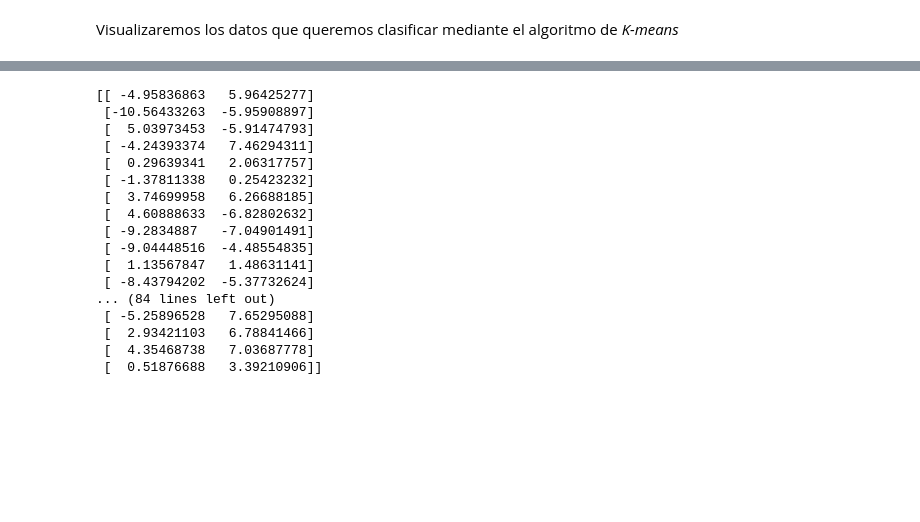
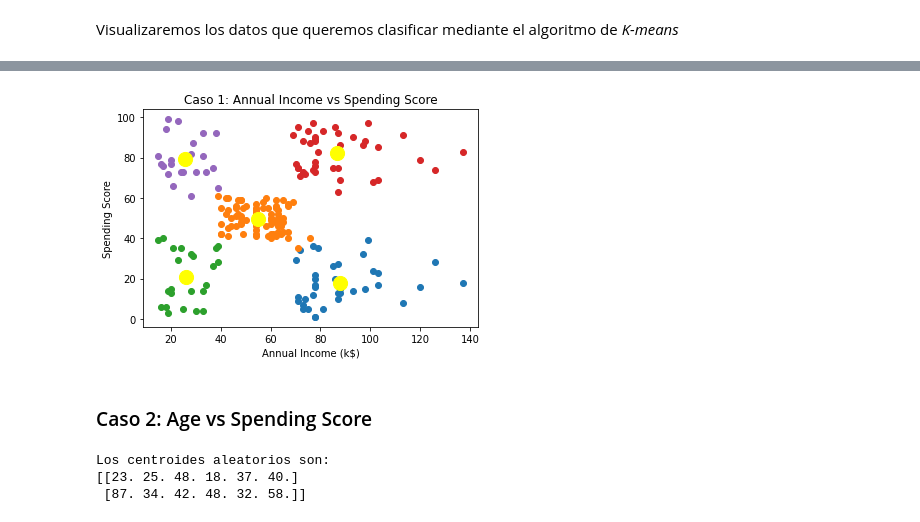
Before and after one commit to MDG99/k-means, a Jupyter notebook: 01 Mall Customer dataset.ipynb, the cells around one changed output, grey strips where cells are left out. Saved outputs shown, nothing was run; the diff lists cells and outputs as text; code cells hidden in the pictures; blank space fills up the shorter version.

```diff
--- a/01 Mall Customer dataset.ipynb
+++ b/01 Mall Customer dataset.ipynb
@@ -123,42 +226,31 @@ minimum=np.argmin(euclid,axis=1)+1
 # %%
+Y1, c1 = k_means_fn(it1, m1, n1, K1, X1, c1)
 
-
-
-for i in range(n_iter):
-    euclid=np.array([]).reshape(m,0)
-    for k in range(K):
-        dist=np.sum((X-centroids[:,k])**2,axis=1)
-        euclid=np.c_[euclid,dist]
-    C=np.argmin(euclid,axis=1)+1
-    cent={}
-    for k in range(K):
-        cent[k+1]=np.array([]).reshape(2,0)
-    for k in range(m):
-        cent[C[k]]=np.c_[cent[C[k]],X[k]]
-    for k in range(K):
-        cent[k+1]=cent[k+1].T
-    for k in range(K):
-        centroids[:,k]=np.mean(cent[k+1],axis=0)
-    final=cent
+#Configuramos los parámetros de la gráfica
+plt.title('Caso 1: Annual Income vs Spending Score')
+plt.ylabel('Spending Score')
+plt.xlabel('Annual Income (k$)')
+plt.show()
+# %% [output]
+[figure, added]
-# %%
-from sklearn.datasets import make_blobs
-X, y = make_blobs(n_samples=100, centers=5, random_state=101)
-print(X)
-# %% [output]
-[[ -4.95836863   5.96425277]
- [-10.56433263  -5.95908897]
- [  5.03973453  -5.91474793]
- [ -4.24393374   7.46294311]
- [  0.29639341   2.06317757]
- [ -1.37811338   0.25423232]
- [  3.74699958   6.26688185]
- [  4.60888633  -6.82802632]
- [ -9.2834887   -7.04901491]
- [ -9.04448516  -4.48554835]
- [  1.13567847   1.48631141]
- [ -8.43794202  -5.37732624]
-... (84 lines left out)
- [ -5.25896528   7.65295088]
- [  2.93421103   6.78841466]
- [  4.35468738   7.03687778]
- [  0.51876688   3.39210906]]
+# %% [markdown]
+### Caso 2: Age vs Spending Score
+# %%
+#Hacemos un preprocesamiento de los datos que se compararán
+X2 = np.array(data[['Age', 'Spending_Score']]) # Datos
+m2 = np.shape(X2)[0] # Número de datos
+n2 = np.shape(X2)[1] # Número de Características
+K2 = 4 #Agrupamientos propuestos
+it2 = 50 #Número de iteraciones
+
+#Creamos la estructura para guardar los centroides e inicializamos aleatoriamente
+c2 = np.array([]).reshape(n2, 0)
+
+for k in range(K2):
+    c2 =np.c_[c2, X2[random.randint(0, m2 - 1)]]
+
+print(f'Los centroides aleatorios son: \n{c2}')
+# %% [output]
+Los centroides aleatorios son:
+[[23. 25. 48. 18. 37. 40.]
+ [87. 34. 42. 48. 32. 58.]]
```
Also changed, not shown: parts of 21 cells of this notebook.
